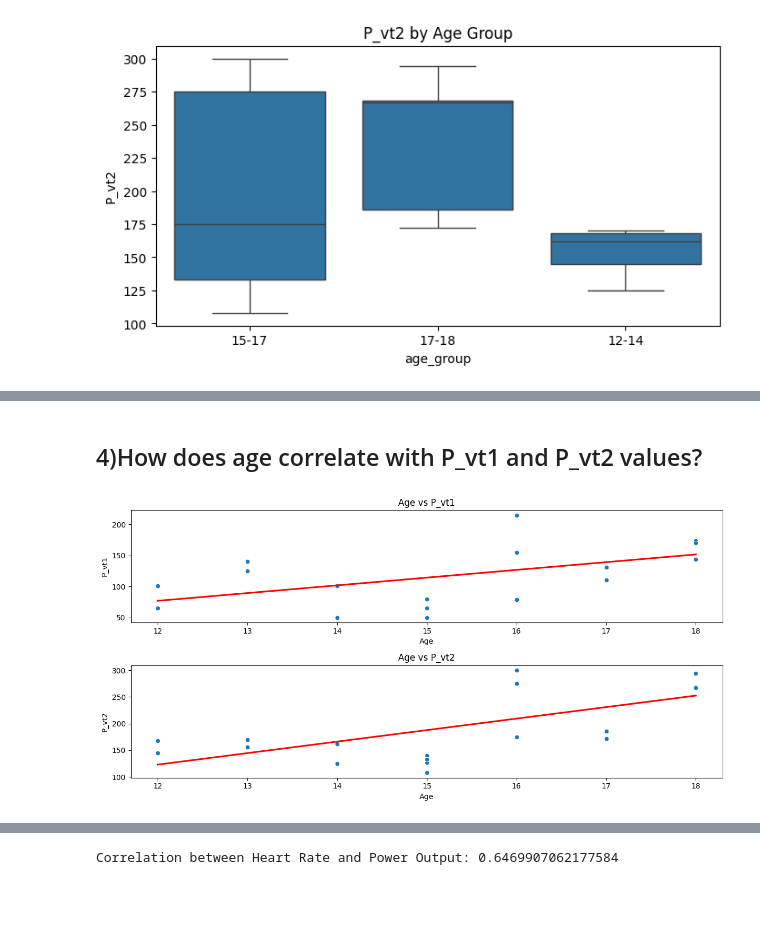
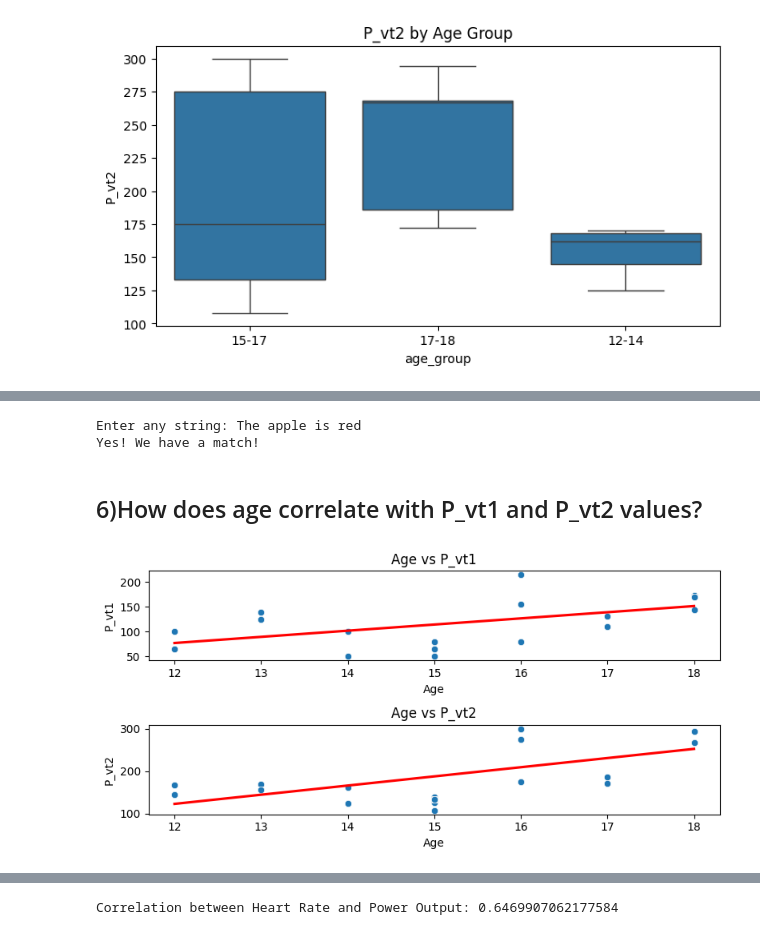
Before and after one commit to santhihubgit/Team08_PythoNinjas_PythonHackathon_Aug2024, a Jupyter notebook: Team8_PythoNinjas_AddnlQuestions.ipynb, the cells around one changed output, grey strips where cells are left out. Cells and saved outputs as stored; diff of their text form; code cells hidden in the pictures; blank space fills up the shorter version.

```diff
--- a/Team8_PythoNinjas_AddnlQuestions.ipynb
+++ b/Team8_PythoNinjas_AddnlQuestions.ipynb
@@ -156,27 +169,40 @@ plt.show()
+# %%
+import re
+# search the string to see if it start with "The" and ends with "name":
+# giving random text:
+txt=input("Enter any string:")
+match = re.search(r"\bThe\w*",txt)
+if match :
+    print("Yes! We have a match!")
+else:
+    print("No match")
+# %% [output]
+Enter any string: The apple is red
+Yes! We have a match!
 # %% [markdown]
-## 4)How does age correlate with P_vt1 and P_vt2 values?
+## 6)How does age correlate with P_vt1 and P_vt2 values?
 # %%
 # Visualization
-plt.figure(figsize=(12, 6))
+plt.figure(figsize=(8, 4))
 
 # Scatter plot for age vs P_vt1
 plt.subplot(2, 1, 1)
 sns.scatterplot(x='age', y='P_vt1', data=df)
 sns.regplot(x='age', y='P_vt1', data=df, scatter=False, color='r')
 plt.xlabel('Age')
 plt.ylabel('P_vt1')
 plt.title('Age vs P_vt1')
 
 # Scatter plot for age vs P_vt2
 plt.subplot(2, 1, 2)
 sns.scatterplot(x='age', y='P_vt2', data=df)
 sns.regplot(x='age', y='P_vt2', data=df, scatter=False, color='r')
 plt.xlabel('Age')
 plt.ylabel('P_vt2')
 plt.title('Age vs P_vt2')
 
 plt.tight_layout()
 plt.show()
 # %% [output]
-[figure, old version]
+[figure, new version]
 # %% [markdown]
```
Also changed, not shown: parts of 15 cells of this notebook.
